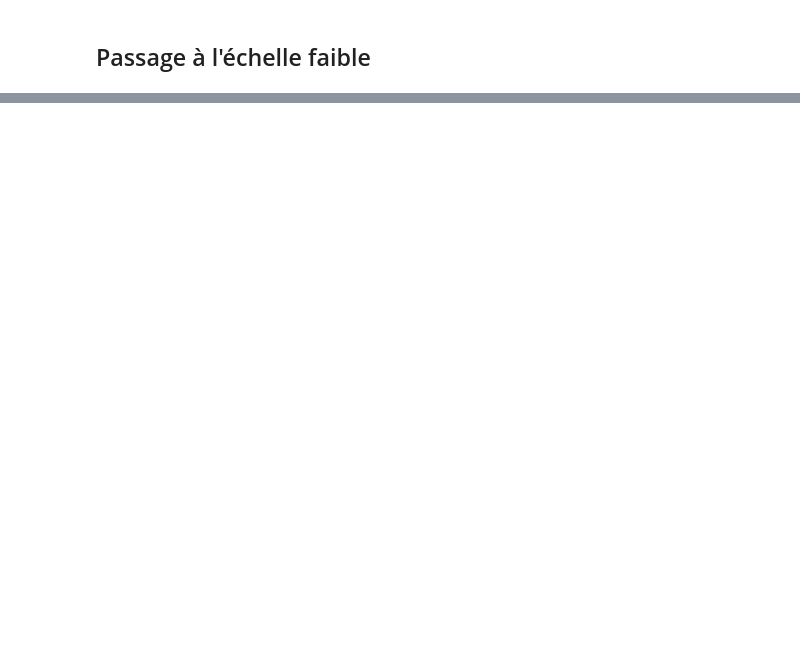
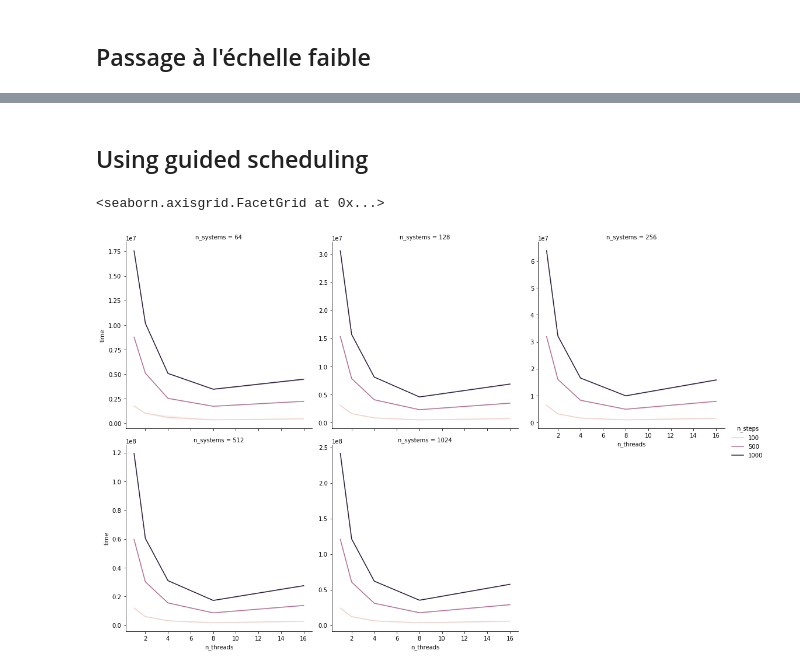
Before and after one commit to teobouvard/study, a Jupyter notebook: 5-INSA/hpc/td_openmp/benchmarks.ipynb, the cells around one changed output, grey strips where cells are left out. Drawn from its saved outputs; the diff is of its cells as text; code cells hidden in the pictures; blank space fills up the shorter version.

```diff
--- a/5-INSA/hpc/td_openmp/benchmarks.ipynb
+++ b/5-INSA/hpc/td_openmp/benchmarks.ipynb
@@ -42,0 +61,3 @@ sns.relplot(data=df, x="n_threads", y="time", hue="matrix_size", col="n_steps",
+# %%
+df = pd.read_csv('results/results_multiple_systems.csv')
+df
@@ -42,0 +78,7 @@ sns.relplot(data=df, x="n_threads", y="time", hue="matrix_size", col="n_steps",
+# %% [markdown]
+## Using guided scheduling
+# %%
+sns.relplot(data=df[df["schedule"] == "guided-1"], x="n_threads", y="time", hue="n_steps", col="n_systems", col_wrap=3, kind="line", legend="full", facet_kws={'sharey': False})
+# %% [output]
+<seaborn.axisgrid.FacetGrid at 0x...>
+[figure, added]
```
Also changed, not shown: parts of 11 cells of this notebook.
